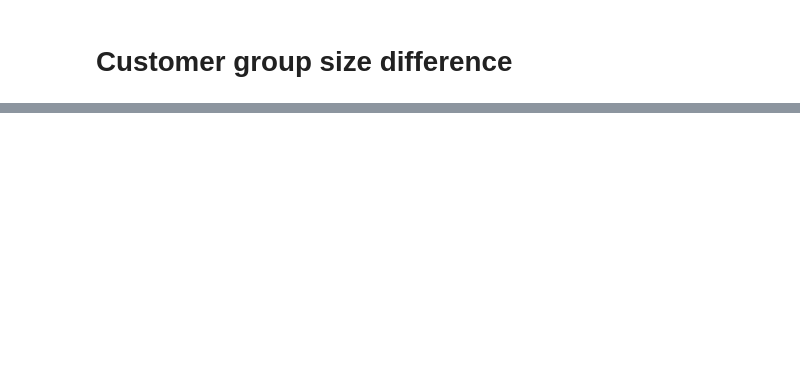
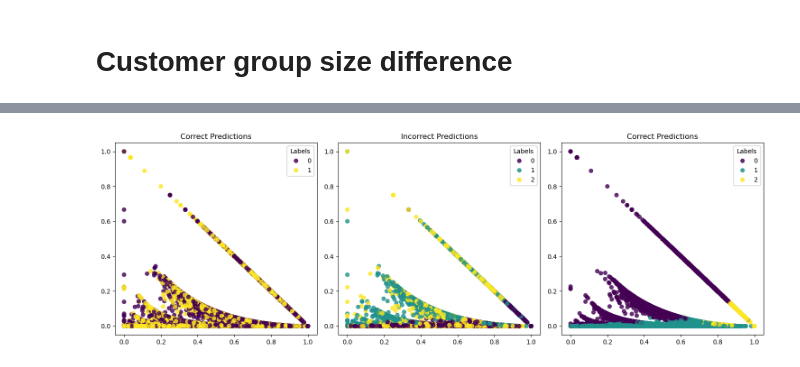
Before and after one commit to drigba/Data_mining_recommendation_system, a Jupyter notebook: baseline.ipynb, the cells around one changed output, grey strips where cells are left out. Saved outputs shown, nothing was run; the diff lists cells and outputs as text; code cells hidden in the pictures; blank space fills up the shorter version.

```diff
--- a/baseline.ipynb
+++ b/baseline.ipynb
@@ -206,0 +428,36 @@ valid_return_df = create_return_df(valid_df, valid_labels, product_stats)
+# %%
+val_pred = model.predict(valid_return_df[feature_names])
+val_correct = val_pred == valid_return_df["label"]
+
+
+
+
+val_incorrect_df = valid_return_df[feature_names][~val_correct]
+val_incorrect_labels = valid_return_df["label"][~val_correct]
+
+val_correct_df = valid_return_df[feature_names][val_correct]
+val_correct_labels = valid_return_df["label"][val_correct]
+
+fig, axs = plt.subplots(1, 3, figsize=(15, 5))
+
+# Plot 1
+scatter = axs[0].scatter(valid_return_df["order_return_rate"], valid_return_df["order_no_return_rate"], c=val_correct, alpha = 0.8)
+legend1 = axs[0].legend(*scatter.legend_elements(), title="Labels")
+axs[0].add_artist(legend1)
+axs[0].set_title('Correct Predictions')
+
+# Plot 2
+scatter = axs[1].scatter(val_incorrect_df["order_return_rate"], val_incorrect_df["order_no_return_rate"], c=val_incorrect_labels, alpha = 0.8)
+legend1 = axs[1].legend(*scatter.legend_elements(), title="Labels")
+axs[1].add_artist(legend1)
+axs[1].set_title('Incorrect Predictions')
+
+# Plot 3
+scatter = axs[2].scatter(val_correct_df["order_return_rate"], val_correct_df["order_no_return_rate"], c=val_correct_labels, alpha = 0.8)
+legend1 = axs[2].legend(*scatter.legend_elements(), title="Labels")
+axs[2].add_artist(legend1)
+axs[2].set_title('Correct Predictions')
+
+plt.tight_layout()
+plt.show()
+# %% [output]
@@ -206,0 +466 @@ valid_return_df = create_return_df(valid_df, valid_labels, product_stats)
+[figure, added]
```
Also changed, not shown: parts of 38 cells of this notebook, 3 other files.
